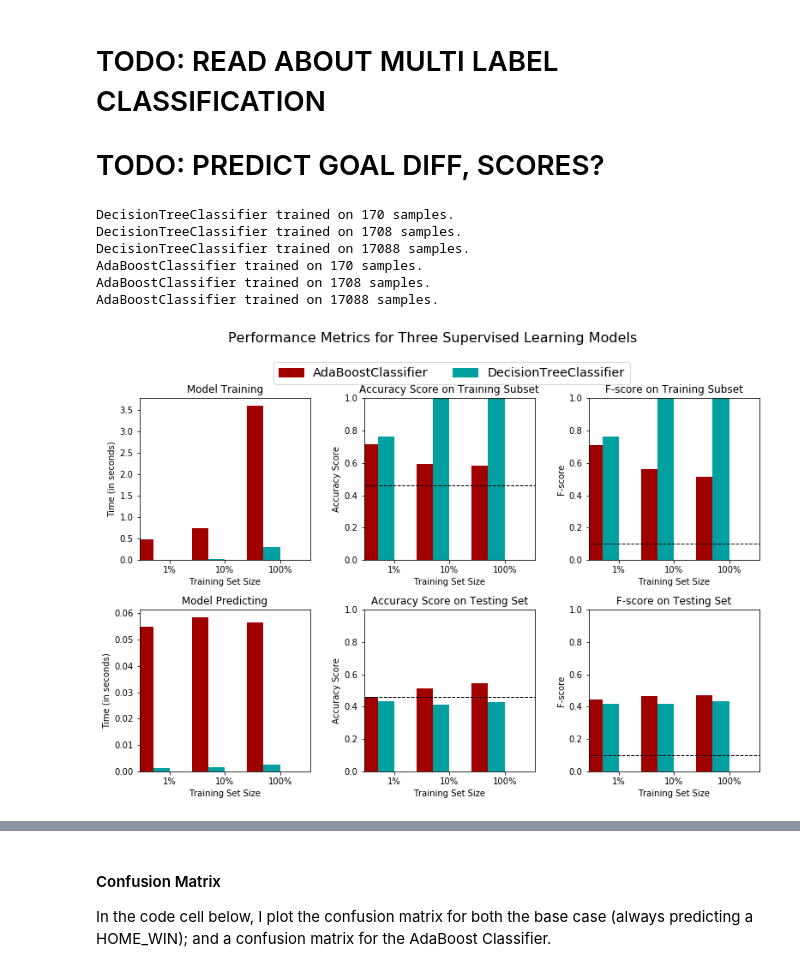
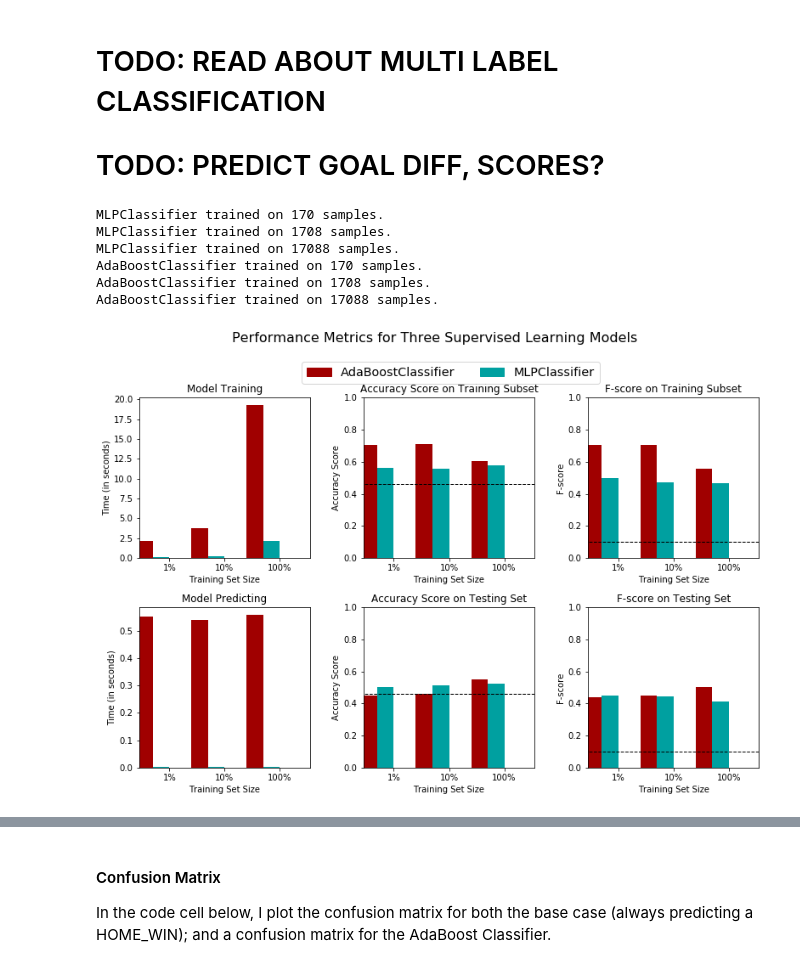
Before and after one commit to sgoyal1012/UdacityNanodegreeSubmissions, a Jupyter notebook: EuropeanSoccer_Capstone/Notebook_Code/Match_outcome_prediction.ipynb, the cells around one changed output, grey strips where cells are left out. Cells and saved outputs as stored; diff of their text form; code cells hidden in the pictures.

```diff
--- a/EuropeanSoccer_Capstone/Notebook_Code/Match_outcome_prediction.ipynb
+++ b/EuropeanSoccer_Capstone/Notebook_Code/Match_outcome_prediction.ipynb
@@ -792,45 +787,49 @@ def train_predict(learner, sample_size, X_train, y_train, X_test, y_test):
 from sklearn import tree
 from sklearn.ensemble import AdaBoostClassifier
 from sklearn.neighbors import KNeighborsClassifier
+from sklearn.naive_bayes import GaussianNB
 from sklearn.svm import LinearSVC
+from sklearn.neural_network import MLPClassifier
 
 from math import floor
 import visuals_udacity as vs
 # TODO: Initialize the three models
-clf_A = tree.DecisionTreeClassifier()
+clf_A = GaussianNB()
 # Initializing with n_neighbors = 3
-#clf_B = SVC()
+# TODO: Check deep learning
+clf_B = MLPClassifier(solver='lbfgs', alpha=1e-5,
+                   hidden_layer_sizes=(15), random_state=1)
 clf_C = AdaBoostClassifier(base_estimator=tree.DecisionTreeClassifier(max_depth=1),
-                         algorithm="SAMME",
-                         n_estimators=200, random_state = 1)
+                         algorithm="SAMME.R",
+                         n_estimators=1000, random_state = 1)
 
 # TODO: Calculate the number of samples for 1%, 10%, and 100% of the training data
 # HINT: samples_100 is the entire training set i.e. len(y_train)
 # HINT: samples_10 is 10% of samples_100
 # HINT: samples_1 is 1% of samples_100
 samples_100 = len(y_train)
 samples_10 = int(.10 * len(y_train))
 samples_1 = int(.01 * len(y_train))
 
 # Collect results on the learners
 results = {}
-for clf in [clf_A, clf_C]:
+for clf in [clf_B, clf_C]:
     clf_name = clf.__class__.__name__
     results[clf_name] = {}
     for i, samples in enumerate([samples_1, samples_10, samples_100]):
         results[clf_name][i] = train_predict(clf, samples, X_train, y_train, X_test, y_test)
 # Run metrics visualization for the three supervised learning models chosen
 DUMMY_BASE_ACCURACY = 0.46
 DUMMY_BASE_F_SCORE = 0.1
 vs.evaluate(results, DUMMY_BASE_ACCURACY, DUMMY_BASE_F_SCORE)
 # %% [output]
-DecisionTreeClassifier trained on 170 samples.
-DecisionTreeClassifier trained on 1708 samples.
-DecisionTreeClassifier trained on 17088 samples.
+MLPClassifier trained on 170 samples.
+MLPClassifier trained on 1708 samples.
+MLPClassifier trained on 17088 samples.
 AdaBoostClassifier trained on 170 samples.
 AdaBoostClassifier trained on 1708 samples.
 AdaBoostClassifier trained on 17088 samples.
-[figure, old version]
+[figure, new version]
 # %%
 reload(vs)
 vs.feature_plot(clf_C.feature_importances_, X_train, y_train)
```
Also changed, not shown: parts of 8 cells of this notebook, 3 other files.
